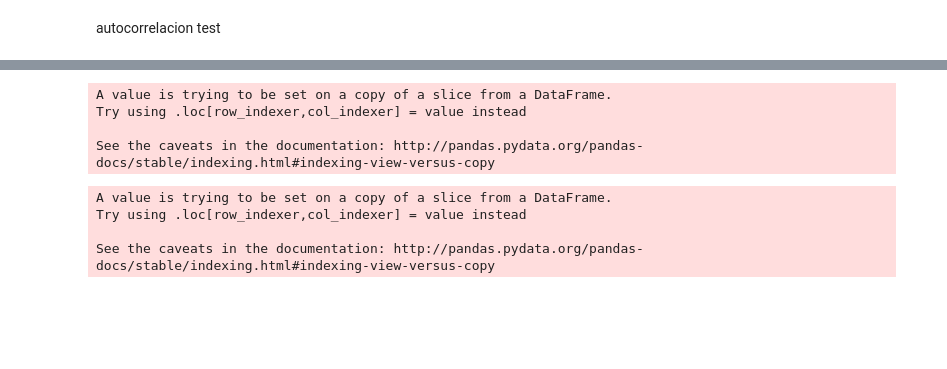
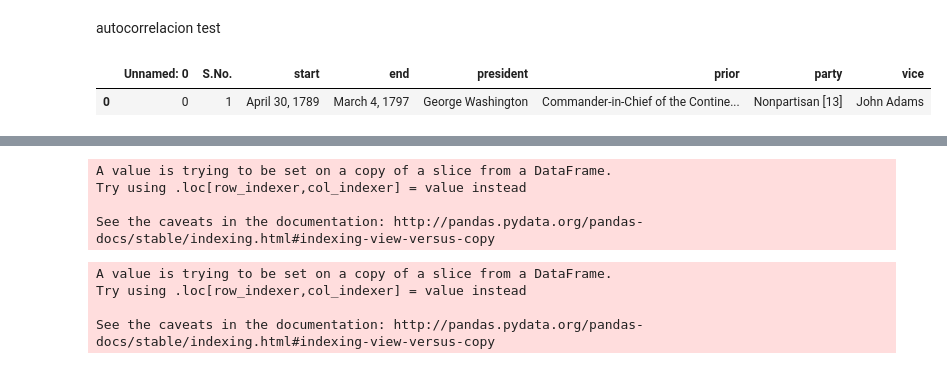
Before and after one commit to Carterbouley/mod_3_project, a Jupyter notebook: Aroa_notebook.ipynb, the cells around one changed output, grey strips where cells are left out. Cells and saved outputs as stored; diff of their text form; code cells hidden in the pictures; blank space fills up the shorter version.

```diff
--- a/Aroa_notebook.ipynb
+++ b/Aroa_notebook.ipynb
@@ -35,0 +46,5 @@ balance = quandl.get("FRED/NETFI", authtoken="ckJvd5G2a2dkK9nun3xS")
+# %%
+presidents.head(1)
+# %% [output]
+|  | Unnamed: 0 | S.No. | start | end | president | prior | party | vice |
+| 0 | 0 | 1 | April 30, 1789 | March 4, 1797 | George Washington | Commander-in-Chief of the Contine... | Nonpartisan [13] | John Adams |
```
Also changed, not shown: parts of 30 cells of this notebook.
